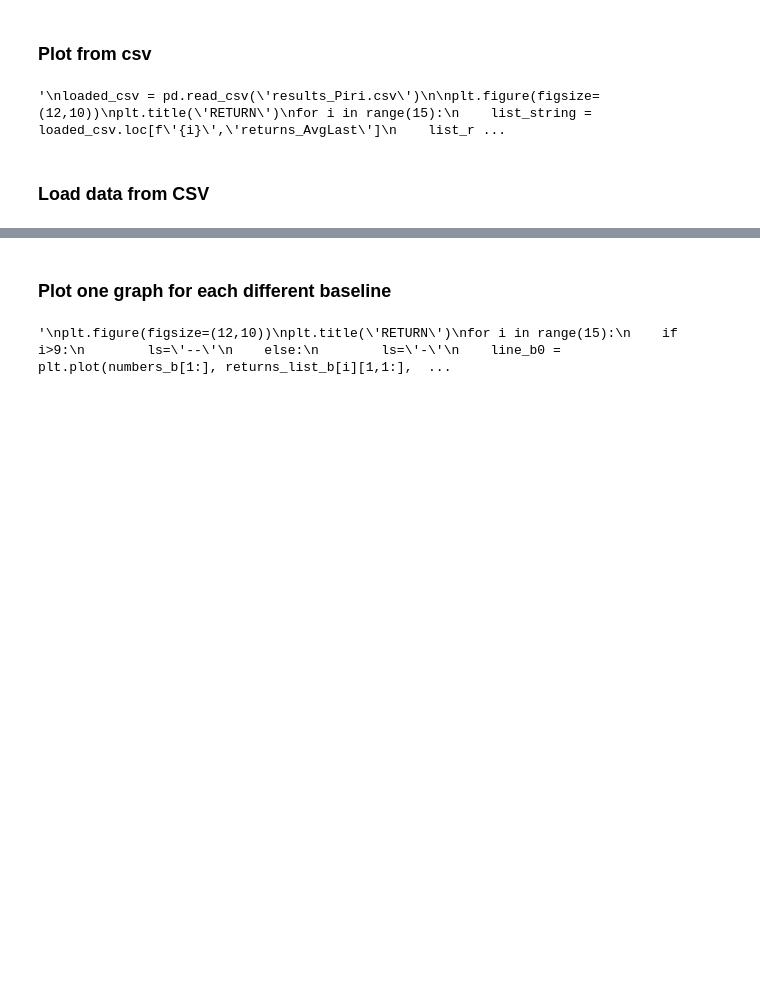
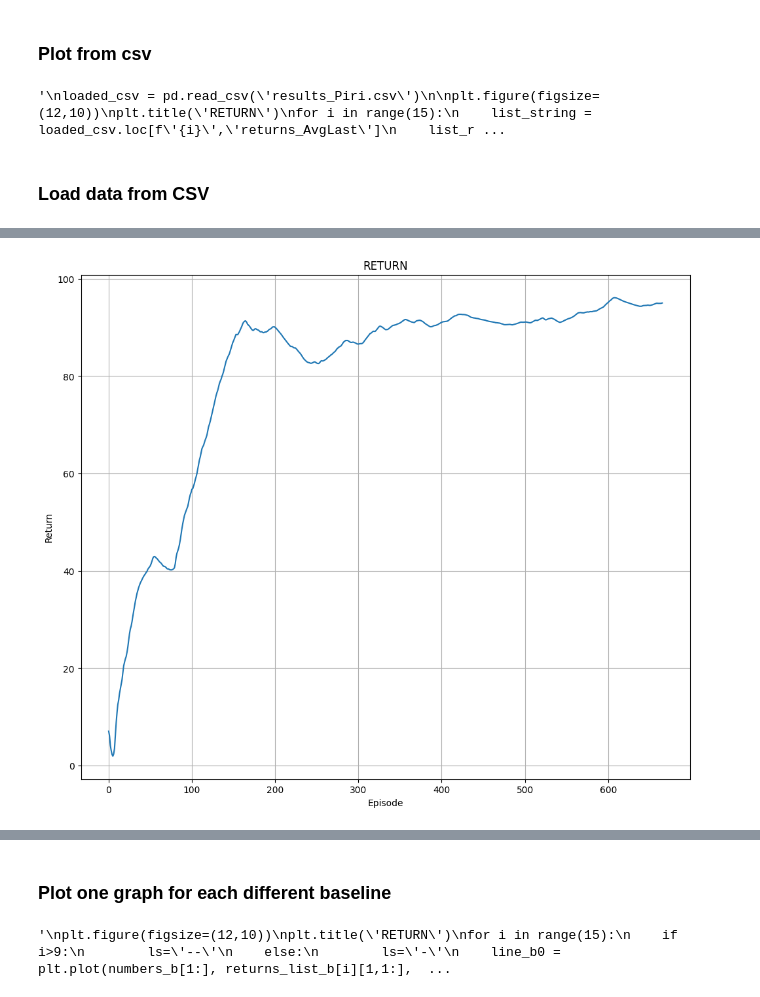
Before and after one commit to MaddalenaGhiotti/ReinforcementLearningProject, a Jupyter notebook: main_Maddalena.ipynb, the cells around one changed output, grey strips where cells are left out. Drawn from its saved outputs; the diff is of its cells as text; code cells hidden in the pictures; blank space fills up the shorter version.

```diff
--- a/main_Maddalena.ipynb
+++ b/main_Maddalena.ipynb
@@ -169,0 +167,9 @@ list_real = eval(list_string)
+# %%
+plt.figure(figsize=(12,10))
+plt.title('RETURN')
+line_b0 = plt.plot(np.arange(len(beginning_array)), beginning_array)
+plt.xlabel('Episode')
+plt.ylabel('Return')
+plt.grid()
+# %% [output]
+[figure, added]
```
Also changed, not shown: parts of 8 cells of this notebook, 5 other files.
